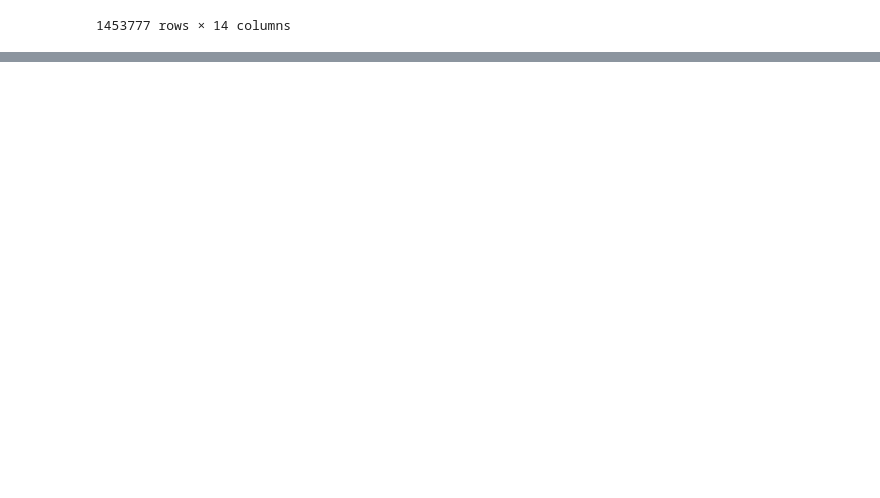
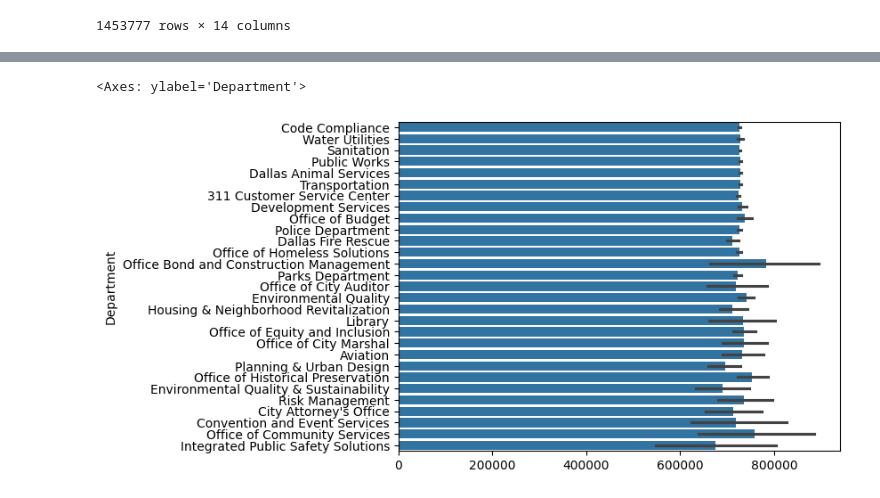
Before and after one commit to PranavShidlaghatta/Urban_Echo, a Jupyter notebook: cleaning.ipynb, the cells around one changed output, grey strips where cells are left out. Cells and saved outputs as stored; diff of their text form; code cells hidden in the pictures; blank space fills up the shorter version.

```diff
--- a/cleaning.ipynb
+++ b/cleaning.ipynb
@@ -138,0 +161,5 @@ df311
+# %%
+sns.barplot(df311["Department"])
+# %% [output]
+<Axes: ylabel='Department'>
+[figure, added]
```
Also changed, not shown: parts of 11 cells of this notebook.
